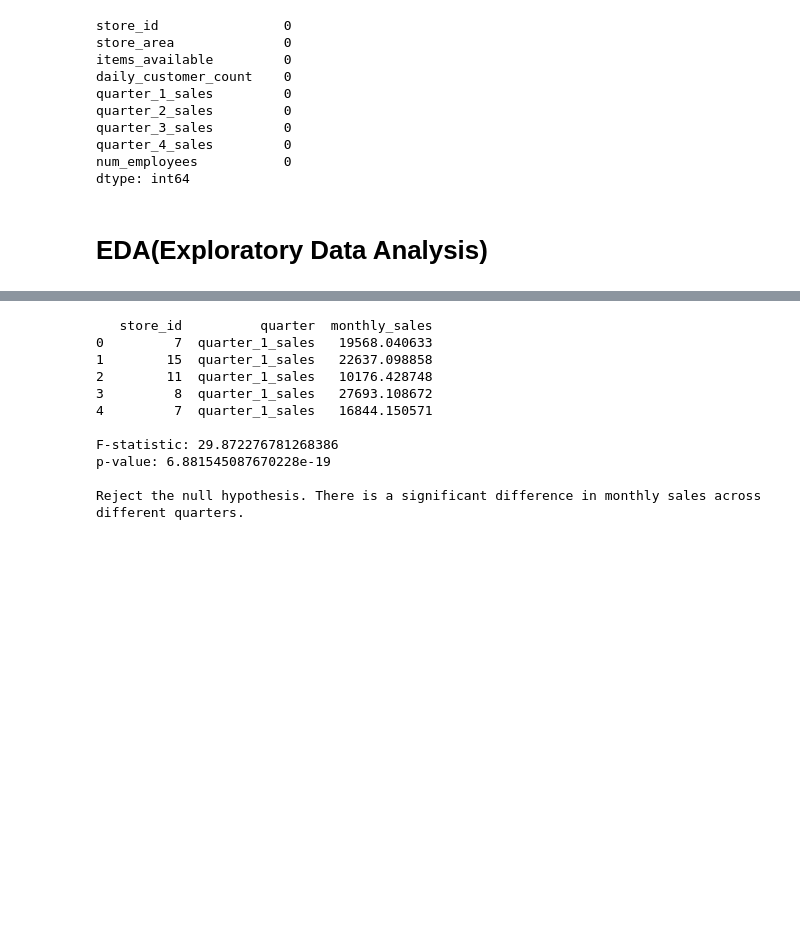
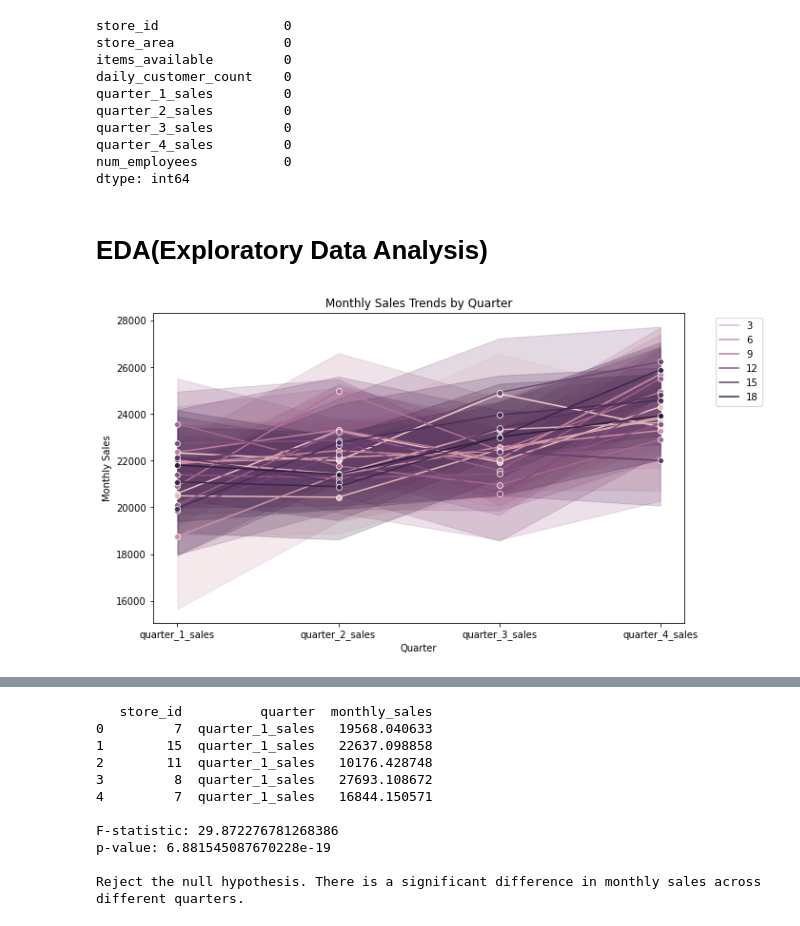
Before and after one commit to husanbano123/infrenstial_anova_test, a Jupyter notebook: retail analysis_anova.ipynb, the cells around one changed output, grey strips where cells are left out. Drawn from its saved outputs; the diff is of its cells as text; code cells hidden in the pictures; blank space fills up the shorter version.

```diff
--- a/retail analysis_anova.ipynb
+++ b/retail analysis_anova.ipynb
@@ -224,5 +224,16 @@ quarter_3_sales         0
 quarter_4_sales         0
 num_employees           0
 dtype: int64
-# %% [markdown]
-# EDA(Exploratory Data Analysis)
+# %% [markdown]
+# EDA(Exploratory Data Analysis)
+# %%
+# Line plot for `monthly_sales` by `quarter`
+plt.figure(figsize=(10, 6))
+sns.lineplot(x='quarter', y='monthly_sales', hue='store_id', data=long_data, marker='o')
+plt.title('Monthly Sales Trends by Quarter')
+plt.xlabel('Quarter')
+plt.ylabel('Monthly Sales')
+plt.legend(bbox_to_anchor=(1.05, 1), loc='upper left')
+plt.show()
+# %% [output]
+[figure, added]
```
Also changed, not shown: parts of 17 cells of this notebook.
